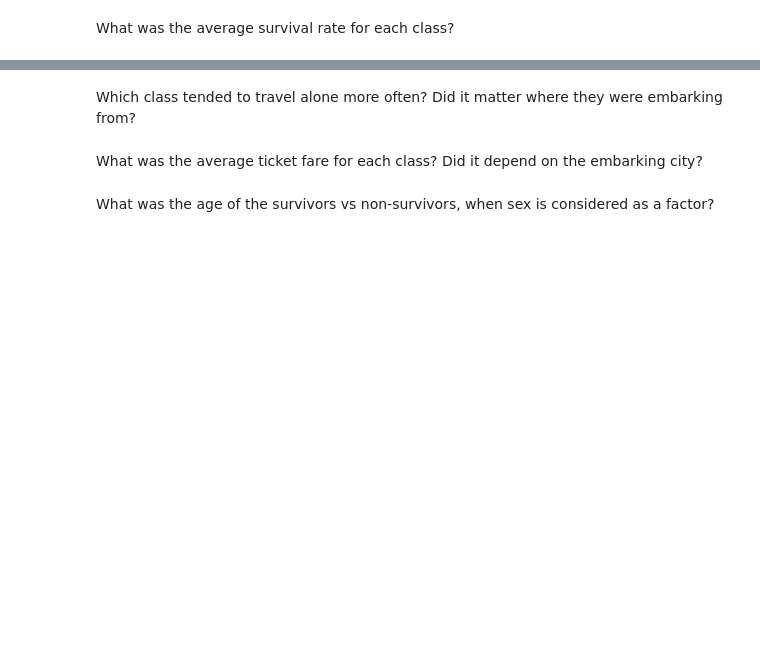
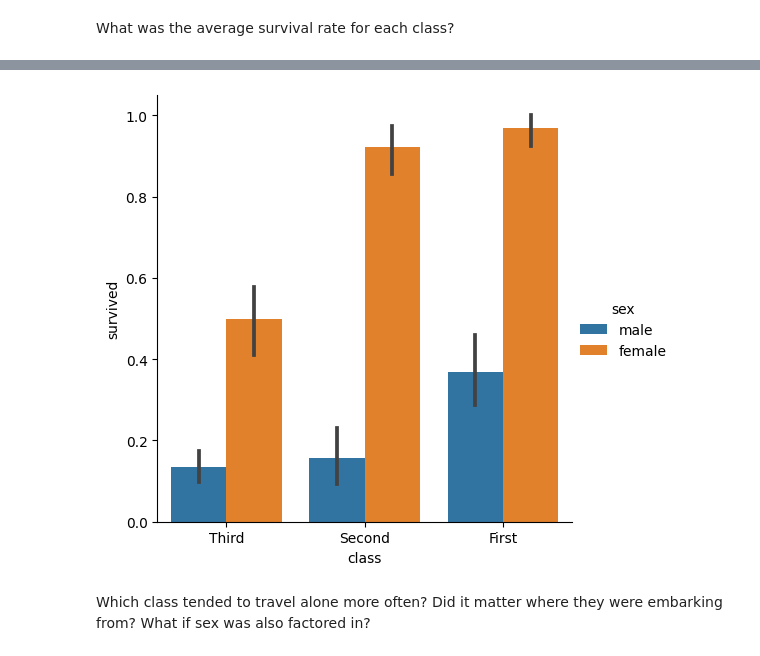
Before and after one commit to nickdelgrosso/CodeTeachingMaterials, a Jupyter notebook: topics/4_3_Groupby_Seaborn/Groupby_Seaborn.ipynb, the cells around one changed output, grey strips where cells are left out. Cells and saved outputs as stored; diff of their text form; code cells hidden in the pictures; blank space fills up the shorter version.

```diff
--- a/topics/4_3_Groupby_Seaborn/Groupby_Seaborn.ipynb
+++ b/topics/4_3_Groupby_Seaborn/Groupby_Seaborn.ipynb
@@ -93,6 +171,6 @@ What was the average survival rate, broken down by both sex and class?
+# %%
+sns.catplot(data=df, x='class', y='survived', order=class_order, hue='sex', kind='bar');
+# %% [output]
+[figure, added]
 # %% [markdown]
-Which class tended to travel alone more often?  Did it matter where they were embarking from?
+Which class tended to travel alone more often?  Did it matter where they were embarking from?  What if sex was also factored in?
-# %% [markdown]
-What was the average ticket fare for each class?  Did it depend on the embarking city?
-# %% [markdown]
-What was the age of the survivors vs non-survivors, when sex is considered as a factor?
```
Also changed, not shown: parts of 19 cells of this notebook, 2 other files.
